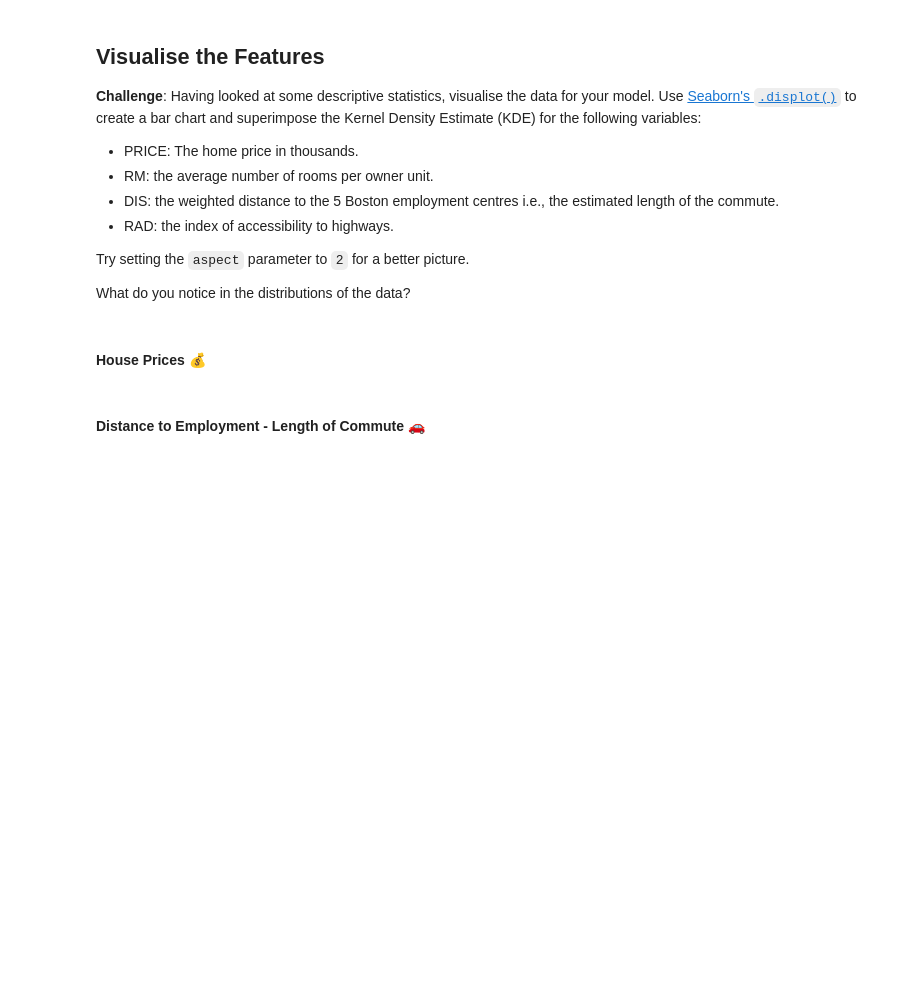
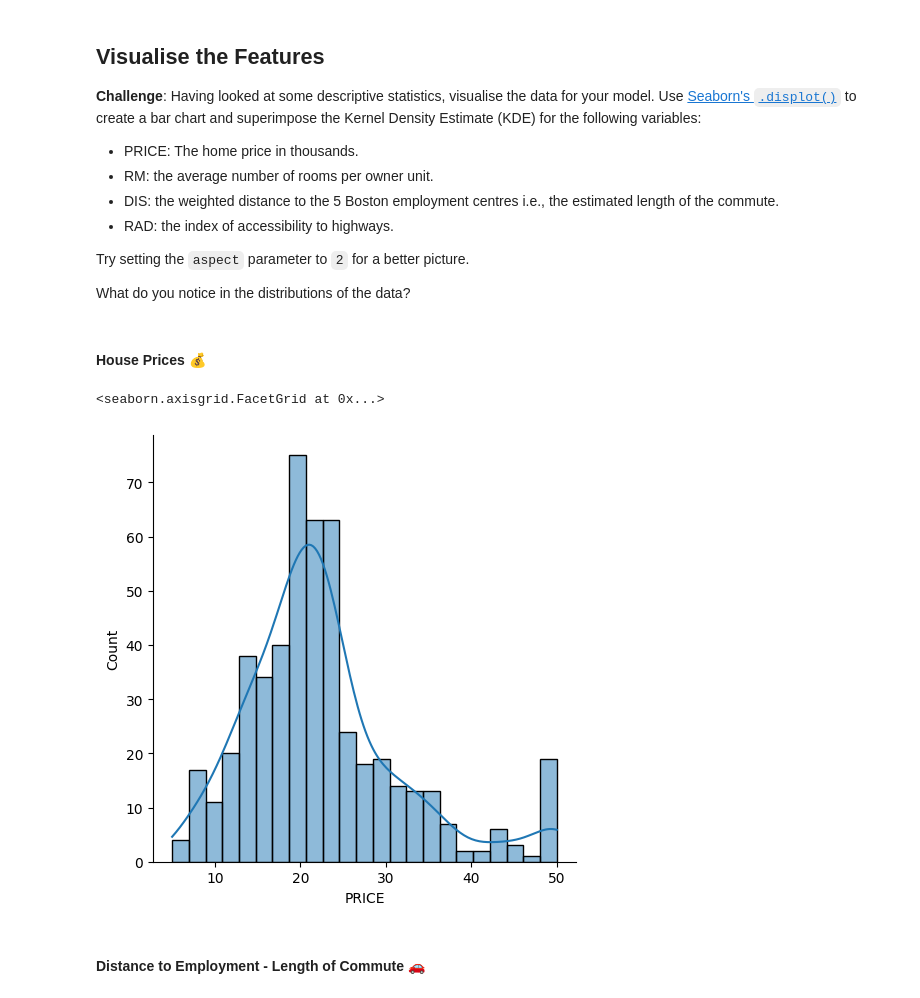
Before and after one commit to ksg-dev/multivariable-regression, a Jupyter notebook: Multivariable_Regression_and_Valuation_Model_(start).ipynb, the cells around one changed output. Drawn from its saved outputs; the diff is of its cells as text; code cells hidden in the pictures; blank space fills up the shorter version.

Commit message:
displot and kde charts

```diff
--- a/Multivariable_Regression_and_Valuation_Model_(start).ipynb
+++ b/Multivariable_Regression_and_Valuation_Model_(start).ipynb
@@ -166,5 +166,10 @@ Try setting the `aspect` parameter to `2` for a better picture.
 What do you notice in the distributions of the data?
 # %% [markdown]
 #### House Prices 💰
+# %%
+sns.displot(data=data, x='PRICE', kde=True)
+# %% [output]
+<seaborn.axisgrid.FacetGrid at 0x...>
+[figure, added]
 # %% [markdown]
 #### Distance to Employment - Length of Commute 🚗
```
Also changed, not shown: parts of 3 cells of this notebook.
